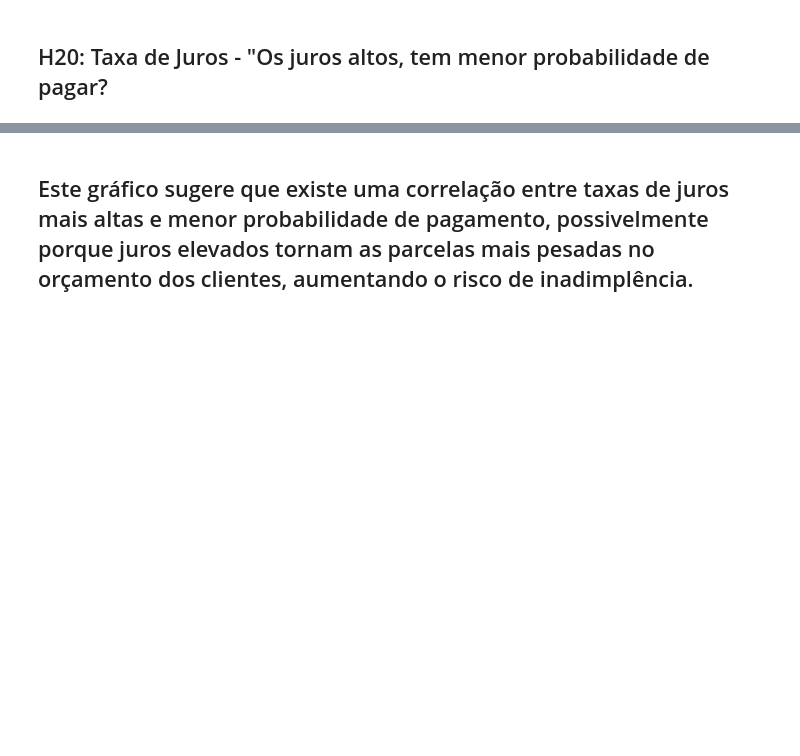
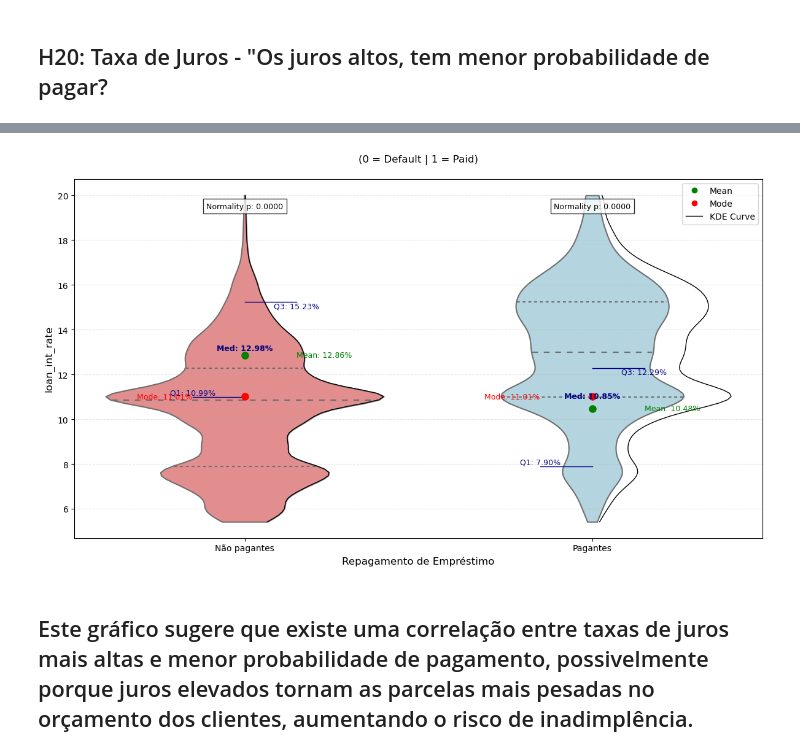
Before and after one commit to luizdataeng/loan_payment, a Jupyter notebook: EDA.ipynb, the cells around one changed output, grey strips where cells are left out. Cells and saved outputs as stored; diff of their text form; code cells hidden in the pictures; blank space fills up the shorter version.

```diff
--- a/EDA.ipynb
+++ b/EDA.ipynb
@@ -420,3 +232,7 @@ plt.show()
+# %%
+plot_violin_percent("loan_status", "loan_int_rate", df)
+# %% [output]
+[figure, added]
 # %% [markdown]
 ## Este gráfico sugere que existe uma correlação entre taxas de juros mais altas e menor probabilidade de pagamento, possivelmente porque juros elevados tornam as parcelas mais pesadas no orçamento dos clientes, aumentando o risco de inadimplência.
 # %% [markdown]
```
Also changed, not shown: parts of 48 cells of this notebook, 13 other files.
